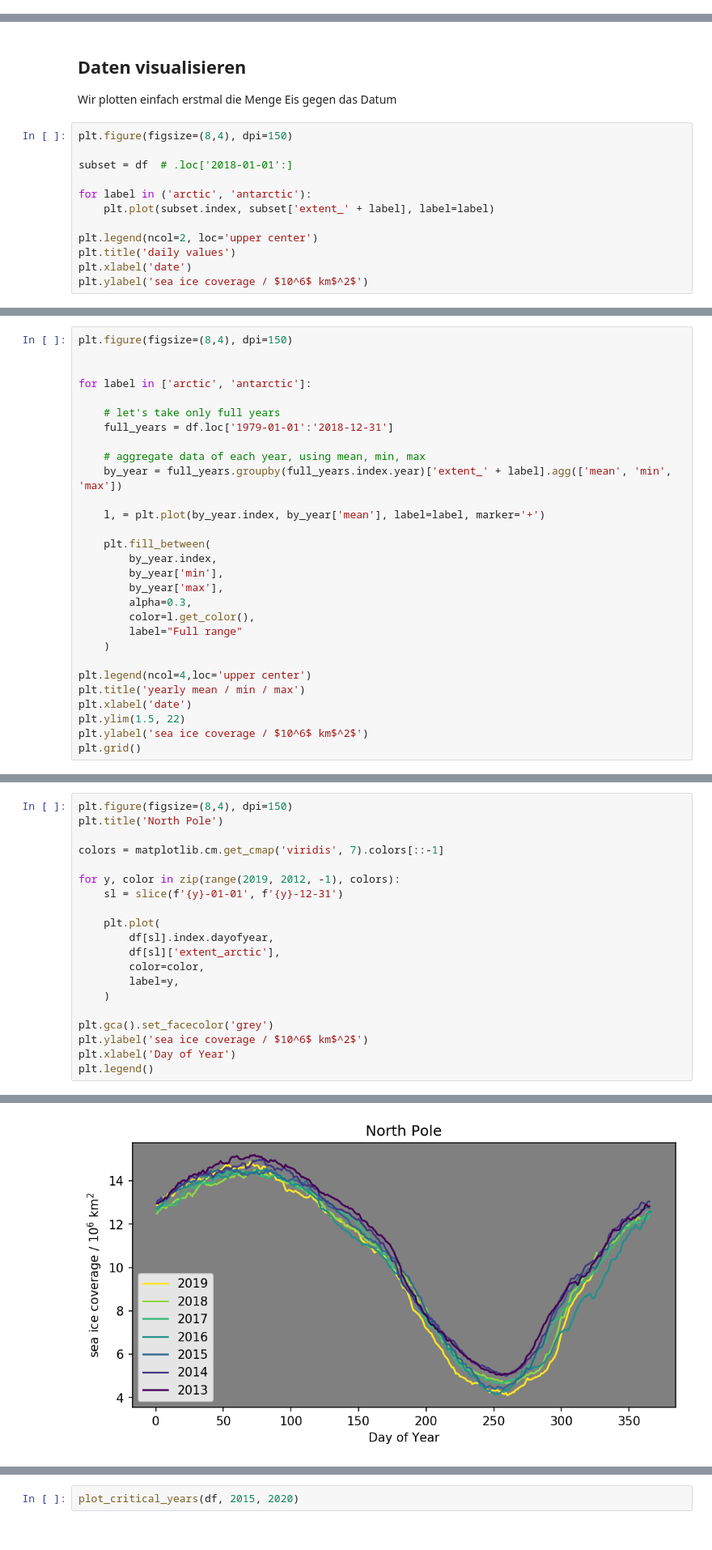
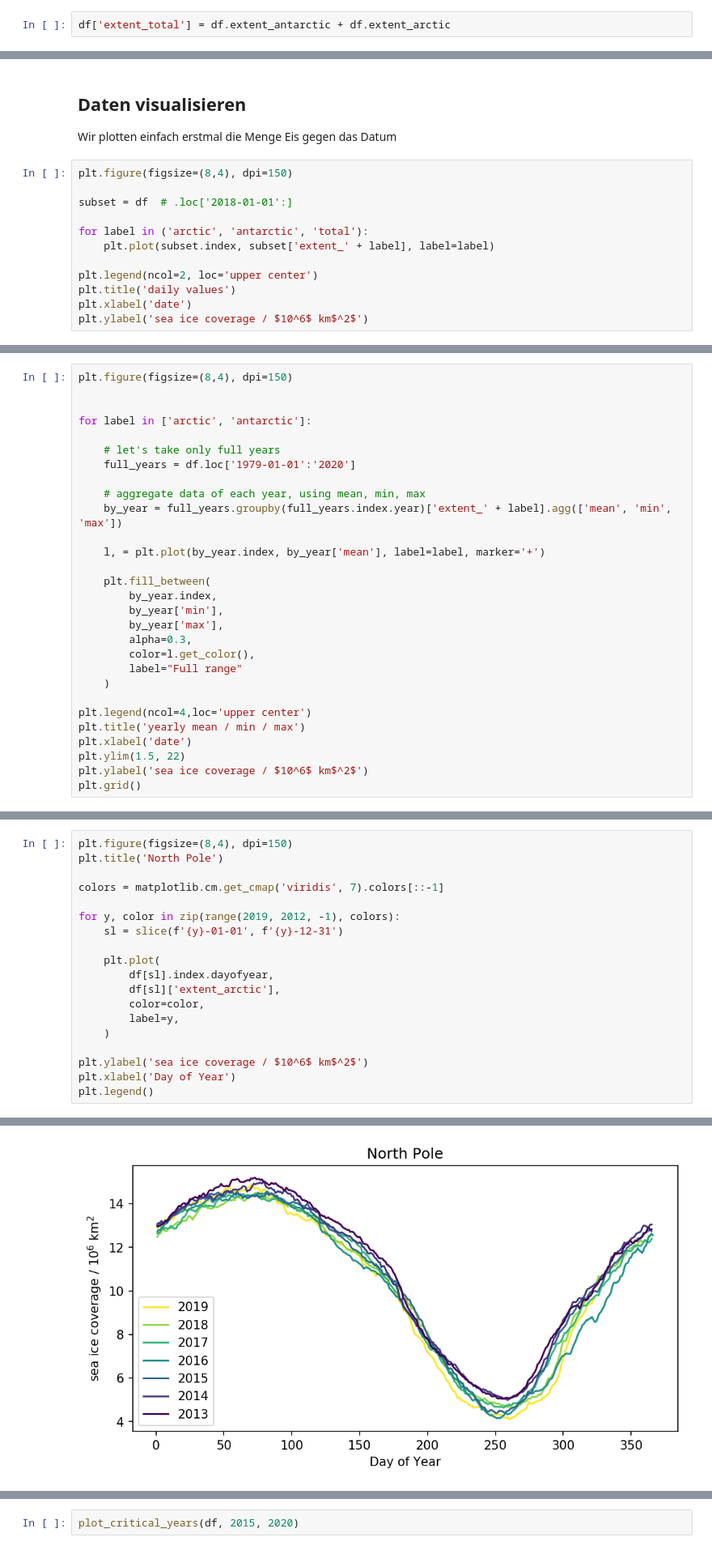
Before and after one commit to s4f-dortmund/open_data_notebooks, a Jupyter notebook: 2019-06-26_extent_analysis.ipynb, the cells around one changed output, grey strips where cells are left out. Shown at 81% size. Cells and saved outputs as stored; diff of their text form.

```diff
--- a/2019-06-26_extent_analysis.ipynb
+++ b/2019-06-26_extent_analysis.ipynb
@@ -55,6 +55,8 @@ dfs = read_icedata('data/2019-11-21/S_seaice_extent_daily_v3.0.csv')
 dfn = read_icedata('data/2019-11-21/N_seaice_extent_daily_v3.0.csv')
 
 df = dfs.join(dfn, lsuffix='_antarctic', rsuffix='_arctic', how='outer')
+# %%
+df['extent_total'] = df.extent_antarctic + df.extent_arctic
 # %%
 df.describe()
 # %% [output]
@@ -105,7 +107,7 @@ plt.figure(figsize=(8,4), dpi=150)
 
 subset = df  # .loc['2018-01-01':]
 
-for label in ('arctic', 'antarctic'):
+for label in ('arctic', 'antarctic', 'total'):
     plt.plot(subset.index, subset['extent_' + label], label=label)
 
 plt.legend(ncol=2, loc='upper center')
@@ -122,7 +124,7 @@ plt.figure(figsize=(8,4), dpi=150)
 for label in ['arctic', 'antarctic']:
 
     # let's take only full years
-    full_years = df.loc['1979-01-01':'2018-12-31']
+    full_years = df.loc['1979-01-01':'2020']
 
     # aggregate data of each year, using mean, min, max
     by_year = full_years.groupby(full_years.index.year)['extent_' + label].agg(['mean', 'min', 'max'])
@@ -231,26 +222,25 @@ array([[0.050383, 0.029803, 0.527975, 1.      ],
 # %%
 plt.figure(figsize=(8,4), dpi=150)
 plt.title('North Pole')
 
 colors = matplotlib.cm.get_cmap('viridis', 7).colors[::-1]
 
 for y, color in zip(range(2019, 2012, -1), colors):
     sl = slice(f'{y}-01-01', f'{y}-12-31')
 
     plt.plot(
         df[sl].index.dayofyear,
         df[sl]['extent_arctic'],
         color=color,
         label=y,
     )
 
-plt.gca().set_facecolor('grey')
 plt.ylabel('sea ice coverage / $10^6$ km$^2$')
 plt.xlabel('Day of Year')
 plt.legend()
 # %% [output]
 <matplotlib.legend.Legend at 0x...>
-[figure, old version]
+[figure, new version]
 # %%
 plt.figure(figsize=(8,4), dpi=150)
 plt.title('South Pole')
```
Also changed, not shown: parts of 38 cells of this notebook.
